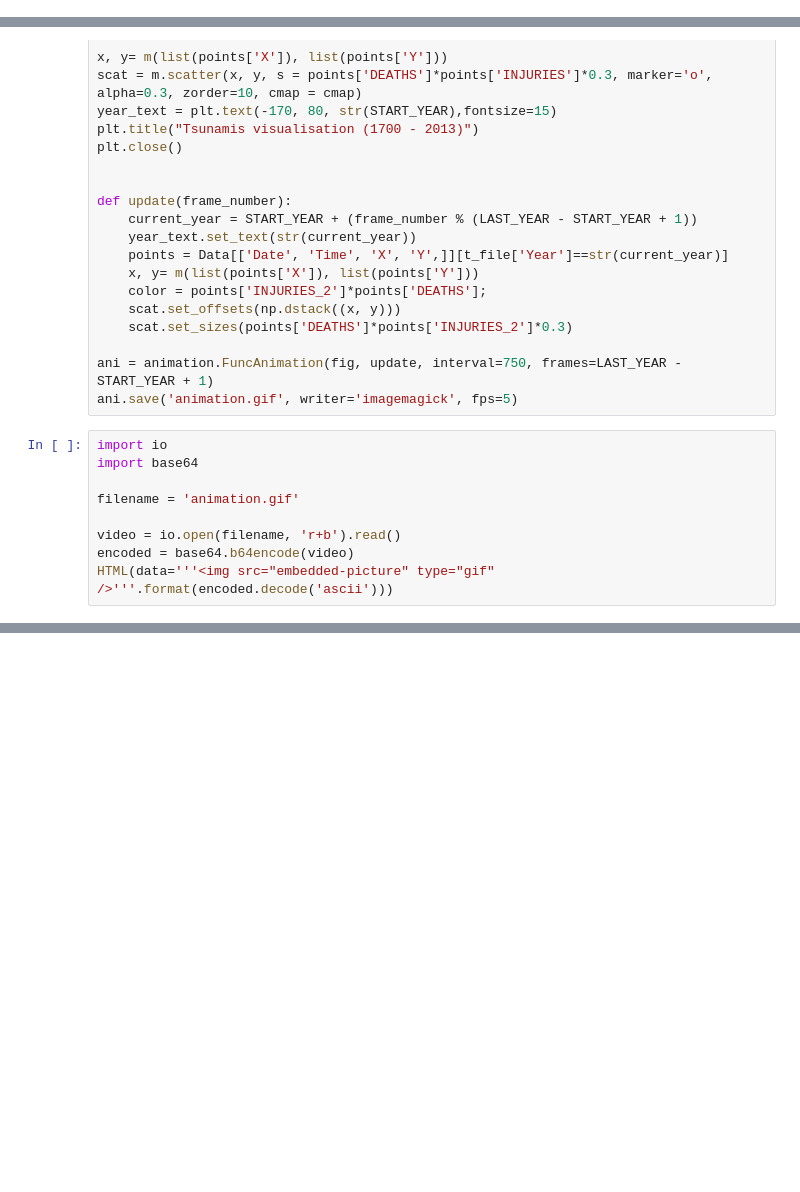
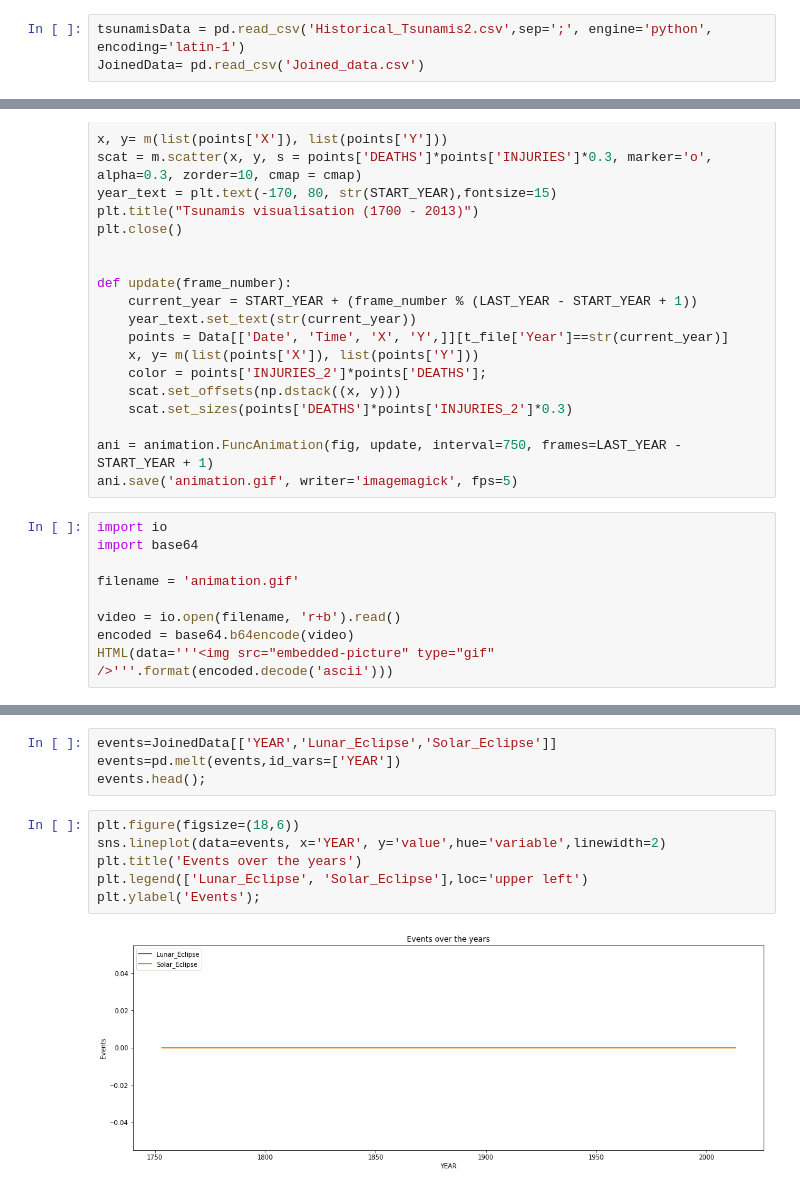
Before and after one commit to ImyPG/Natural-Disaster-Prediction, a Jupyter notebook: Interactive_visualization.ipynb, the cells around one changed output, grey strips where cells are left out. Cells and saved outputs as stored; diff of their text form; blank space fills up the shorter version.

```diff
--- a/Interactive_visualization.ipynb
+++ b/Interactive_visualization.ipynb
@@ -29,6 +29,9 @@ import seaborn as sns
 from matplotlib import pyplot as plt
 import matplotlib.pyplot as plt2
 import folium
+# %%
+tsunamisData = pd.read_csv('Historical_Tsunamis2.csv',sep=';', engine='python', encoding='latin-1')
+JoinedData= pd.read_csv('Joined_data.csv')
 # %%
 
 Data= pd.read_csv('Historical_Tsunami.csv')
@@ -401,0 +456,12 @@ HTML(data='''<img src="embedded-picture" type="gif" />'''.format(encoded.decode(
+# %%
+events=JoinedData[['YEAR','Lunar_Eclipse','Solar_Eclipse']]
+events=pd.melt(events,id_vars=['YEAR'])
+events.head();
+# %%
+plt.figure(figsize=(18,6))
+sns.lineplot(data=events, x='YEAR', y='value',hue='variable',linewidth=2)
+plt.title('Events over the years')
+plt.legend(['Lunar_Eclipse', 'Solar_Eclipse'],loc='upper left')
+plt.ylabel('Events');
+# %% [output]
+[figure, added]
```
Also changed, not shown: parts of 15 cells of this notebook, 6 other files.
